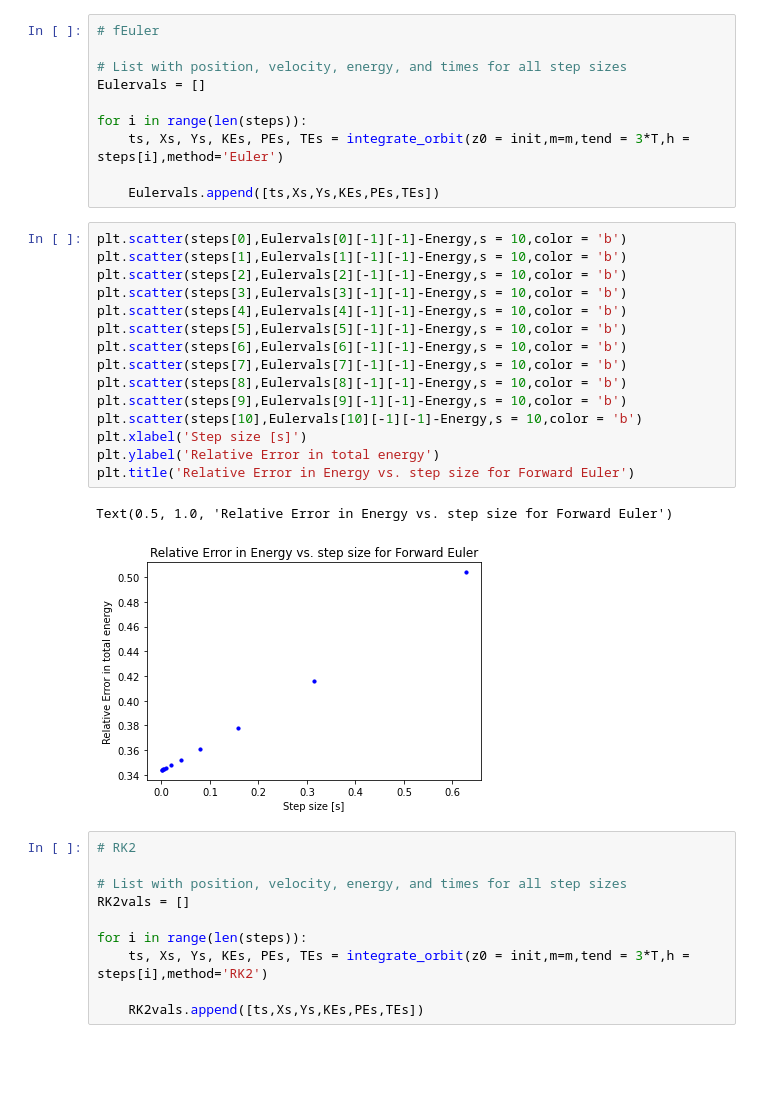
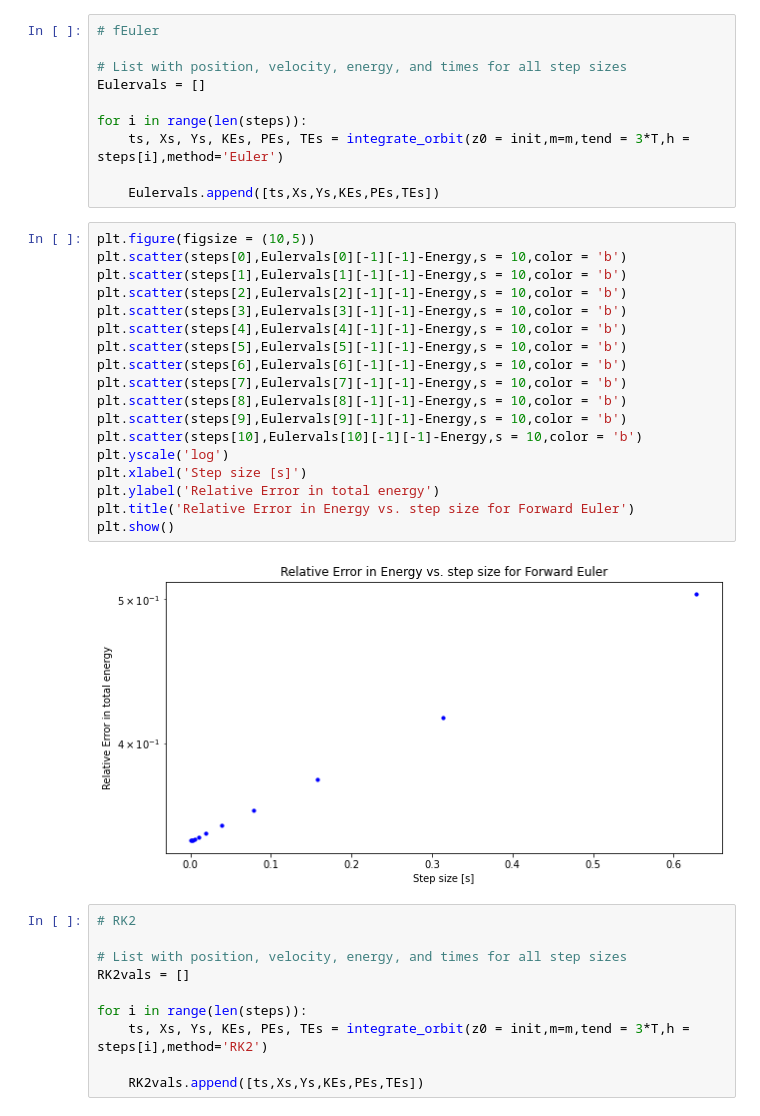
Before and after one commit to AriAtari/AST-projecy-group-10, a Jupyter notebook: Group10.ipynb, the cells around one changed output. Cells and saved outputs as stored; diff of their text form; blank space fills up the shorter version.

Commit message:
Touched up plots a bit, need to fix ode.py?

```diff
--- a/Group10.ipynb
+++ b/Group10.ipynb
@@ -172,23 +172,25 @@ for i in range(len(steps)):
 
     Eulervals.append([ts,Xs,Ys,KEs,PEs,TEs])
 # %%
+plt.figure(figsize = (10,5))
 plt.scatter(steps[0],Eulervals[0][-1][-1]-Energy,s = 10,color = 'b')
 plt.scatter(steps[1],Eulervals[1][-1][-1]-Energy,s = 10,color = 'b')
 plt.scatter(steps[2],Eulervals[2][-1][-1]-Energy,s = 10,color = 'b')
 plt.scatter(steps[3],Eulervals[3][-1][-1]-Energy,s = 10,color = 'b')
 plt.scatter(steps[4],Eulervals[4][-1][-1]-Energy,s = 10,color = 'b')
 plt.scatter(steps[5],Eulervals[5][-1][-1]-Energy,s = 10,color = 'b')
 plt.scatter(steps[6],Eulervals[6][-1][-1]-Energy,s = 10,color = 'b')
 plt.scatter(steps[7],Eulervals[7][-1][-1]-Energy,s = 10,color = 'b')
 plt.scatter(steps[8],Eulervals[8][-1][-1]-Energy,s = 10,color = 'b')
 plt.scatter(steps[9],Eulervals[9][-1][-1]-Energy,s = 10,color = 'b')
 plt.scatter(steps[10],Eulervals[10][-1][-1]-Energy,s = 10,color = 'b')
+plt.yscale('log')
 plt.xlabel('Step size [s]')
 plt.ylabel('Relative Error in total energy')
 plt.title('Relative Error in Energy vs. step size for Forward Euler')
+plt.show()
 # %% [output]
-Text(0.5, 1.0, 'Relative Error in Energy vs. step size for Forward Euler')
-[figure, old version]
+[figure, new version]
 # %%
 # RK2
 
```
Also changed, not shown: parts of 8 cells of this notebook.
